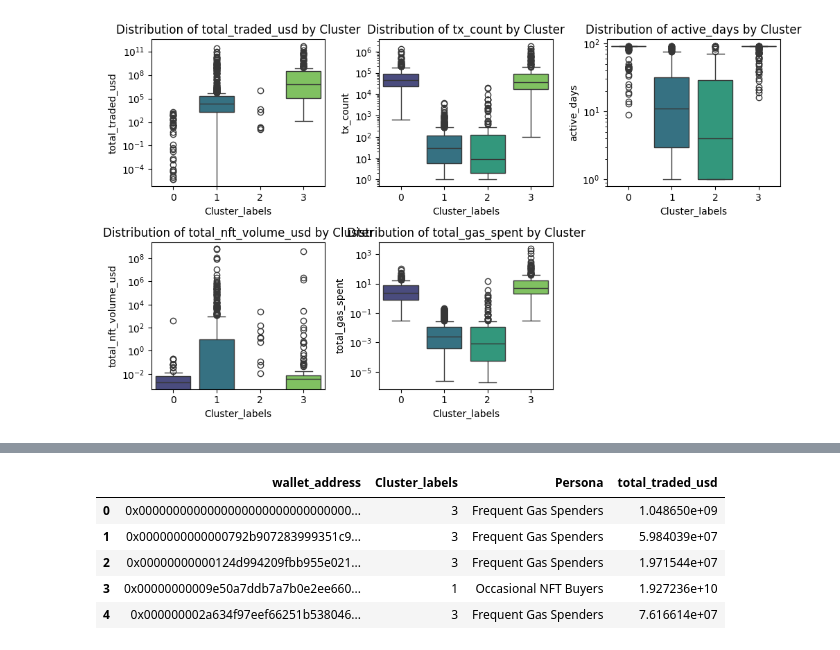
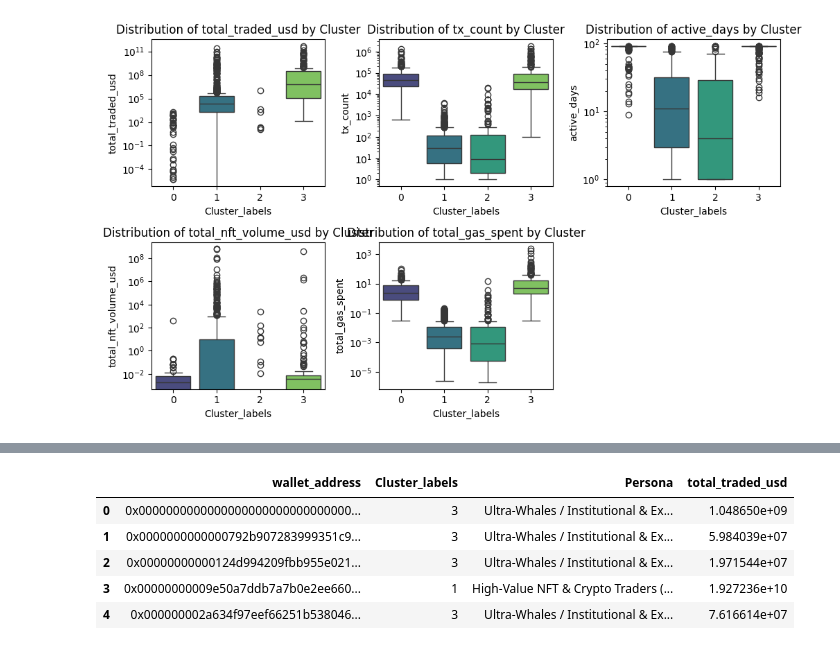
Before and after one commit to nice-bills/chain-segment, a Jupyter notebook: clustering_models.ipynb, the cells around one changed output, grey strips where cells are left out. Drawn from its saved outputs; the diff is of its cells as text; code cells hidden in the pictures.

```diff
--- a/clustering_models.ipynb
+++ b/clustering_models.ipynb
@@ -282,20 +279,27 @@ NameError: name 'snake_melt' is not defined
 # %%
+# cluster_names = {
+#     0: "High Activity Traders",
+#     1: "Occasional NFT Buyers",
+#     2: "Low Activity Wallets",
+#     3: "Frequent Gas Spenders"
+# }
+
 cluster_names = {
-    0: "High Activity Traders",
-    1: "Occasional NFT Buyers",
-    2: "Low Activity Wallets",
-    3: "Frequent Gas Spenders"
+    0: "High-Frequency Bots / Automated Traders",
+    1: "High-Value NFT & Crypto Traders (Degen Whales)",
+    2: "Active Retail Users / Everyday Traders",
+    3: "Ultra-Whales / Institutional & Exchange Wallets"
 }
 
 df['Persona'] = df['Cluster_labels'].map(cluster_names)
 
 df[["wallet_address", "Cluster_labels", "Persona", "total_traded_usd"]].head()
 # %% [output]
 |  | wallet_address | Cluster_labels | Persona | total_traded_usd |
-| 0 | 0x0000000000000000000000000000000... | 3 | Frequent Gas Spenders | 1.048650e+09 |
-| 1 | 0x0000000000000792b907283999351c9... | 3 | Frequent Gas Spenders | 5.984039e+07 |
-| 2 | 0x00000000000124d994209fbb955e021... | 3 | Frequent Gas Spenders | 1.971544e+07 |
-| 3 | 0x00000000009e50a7ddb7a7b0e2ee660... | 1 | Occasional NFT Buyers | 1.927236e+10 |
-| 4 | 0x000000002a634f97eef66251b538046... | 3 | Frequent Gas Spenders | 7.616614e+07 |
+| 0 | 0x0000000000000000000000000000000... | 3 | Ultra-Whales / Institutional & Ex... | 1.048650e+09 |
+| 1 | 0x0000000000000792b907283999351c9... | 3 | Ultra-Whales / Institutional & Ex... | 5.984039e+07 |
+| 2 | 0x00000000000124d994209fbb955e021... | 3 | Ultra-Whales / Institutional & Ex... | 1.971544e+07 |
+| 3 | 0x00000000009e50a7ddb7a7b0e2ee660... | 1 | High-Value NFT & Crypto Traders (... | 1.927236e+10 |
+| 4 | 0x000000002a634f97eef66251b538046... | 3 | Ultra-Whales / Institutional & Ex... | 7.616614e+07 |
 # %%
 df.to_csv("wallet_dataset_labeled.csv", index=False)
```
Also changed, not shown: parts of 2 cells of this notebook, 2 other files.
